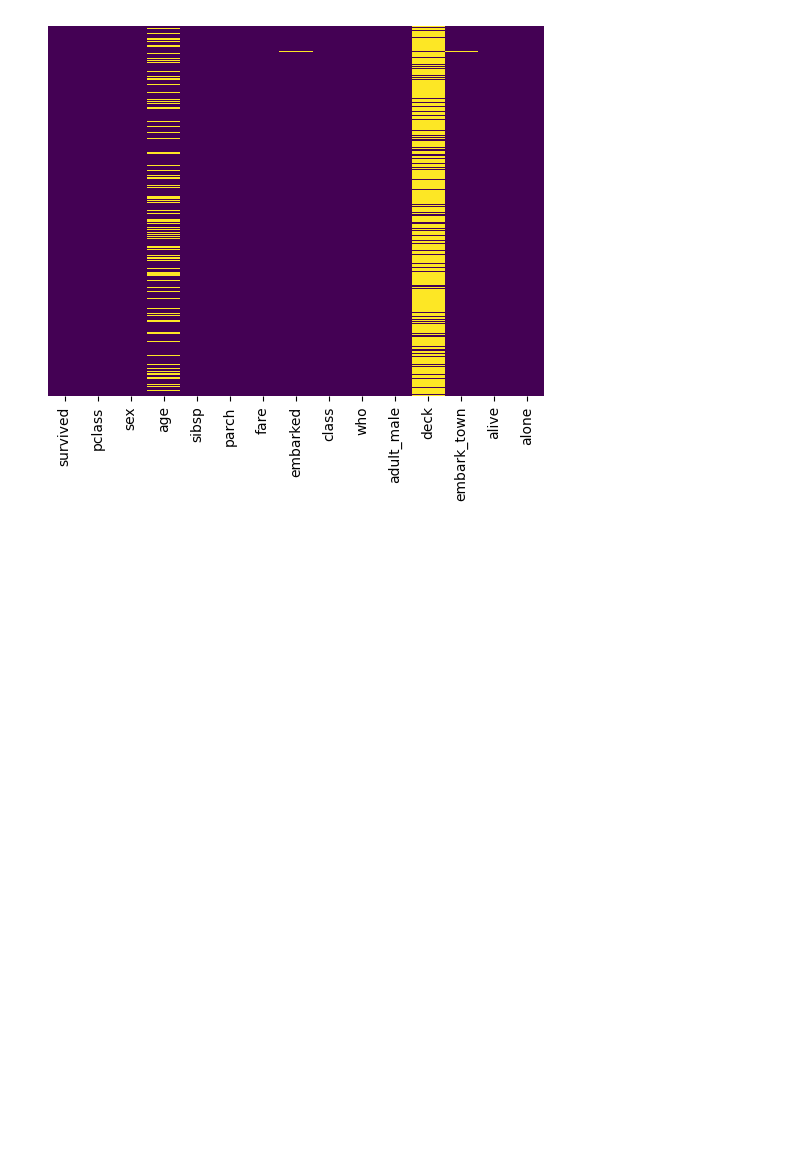
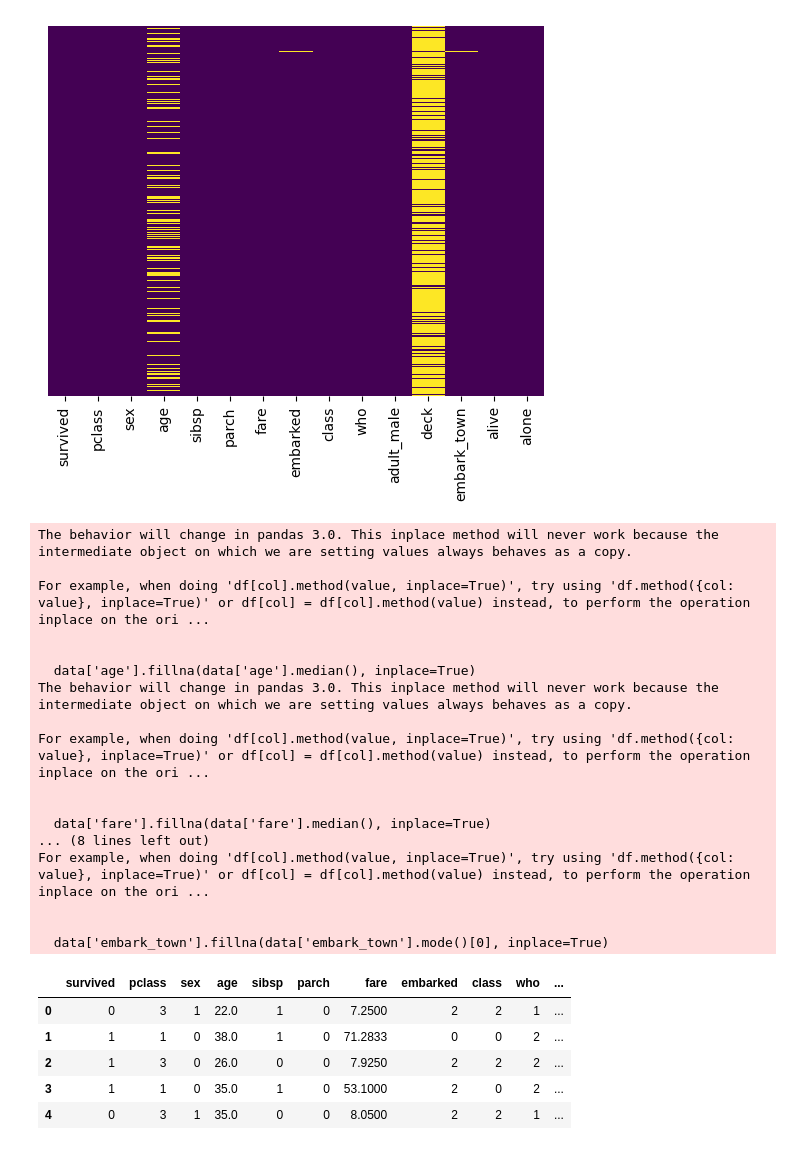
Before and after one commit to Zeeshier/Machine_Learning, a Jupyter notebook: 2. Supervised_Learning/2. Classification/01. Logistic Regression.ipynb, the cells around one changed output. Cells and saved outputs as stored; diff of their text form; code cells hidden in the pictures; blank space fills up the shorter version.

```diff
--- a/2. Supervised_Learning/2. Classification/01. Logistic Regression.ipynb
+++ b/2. Supervised_Learning/2. Classification/01. Logistic Regression.ipynb
@@ -42,11 +42,43 @@ sns.heatmap(data.isnull(), yticklabels=False, cbar=False, cmap='viridis')
 # %%
 #drop the deck column
 data.drop('deck', axis=1, inplace=True)
 
 #impute missing values in age and fare columns
 data['age'].fillna(data['age'].median(), inplace=True)
 data['fare'].fillna(data['fare'].median(), inplace=True)
 
 # impute missing values in embark and embarked town
 data['embarked'].fillna(data['embarked'].mode()[0], inplace=True)
-data['embark_town']fillna(data[''])
+data['embark_town'].fillna(data['embark_town'].mode()[0], inplace=True)
+
+# encode the categorical variables
+le = LabelEncoder()
+for i in data.columns:
+    if data[i].dtype == 'object' or data[i].dtype.name == 'category':
+        data[i] = le.fit_transform(data[i])
+
+data.head()
+# %% [output]
+The behavior will change in pandas 3.0. This inplace method will never work because the intermediate object on which we are setting values always behaves as a copy.
+
+For example, when doing 'df[col].method(value, inplace=True)', try using 'df.method({col: value}, inplace=True)' or df[col] = df[col].method(value) instead, to perform the operation inplace on the ori ...
+
+
+  data['age'].fillna(data['age'].median(), inplace=True)
+The behavior will change in pandas 3.0. This inplace method will never work because the intermediate object on which we are setting values always behaves as a copy.
+
+For example, when doing 'df[col].method(value, inplace=True)', try using 'df.method({col: value}, inplace=True)' or df[col] = df[col].method(value) instead, to perform the operation inplace on the ori ...
+
+
+  data['fare'].fillna(data['fare'].median(), inplace=True)
+... (8 lines left out)
+For example, when doing 'df[col].method(value, inplace=True)', try using 'df.method({col: value}, inplace=True)' or df[col] = df[col].method(value) instead, to perform the operation inplace on the ori ...
+
+
+  data['embark_town'].fillna(data['embark_town'].mode()[0], inplace=True)
+|  | survived | pclass | sex | age | sibsp | parch | fare | embarked | class | who | ... |
+| 0 | 0 | 3 | 1 | 22.0 | 1 | 0 | 7.2500 | 2 | 2 | 1 | ... |
+| 1 | 1 | 1 | 0 | 38.0 | 1 | 0 | 71.2833 | 0 | 0 | 2 | ... |
+| 2 | 1 | 3 | 0 | 26.0 | 0 | 0 | 7.9250 | 2 | 2 | 2 | ... |
+| 3 | 1 | 1 | 0 | 35.0 | 1 | 0 | 53.1000 | 2 | 0 | 2 | ... |
+| 4 | 0 | 3 | 1 | 35.0 | 0 | 0 | 8.0500 | 2 | 2 | 1 | ... |
```
Also changed, not shown: parts of 6 cells of this notebook.
